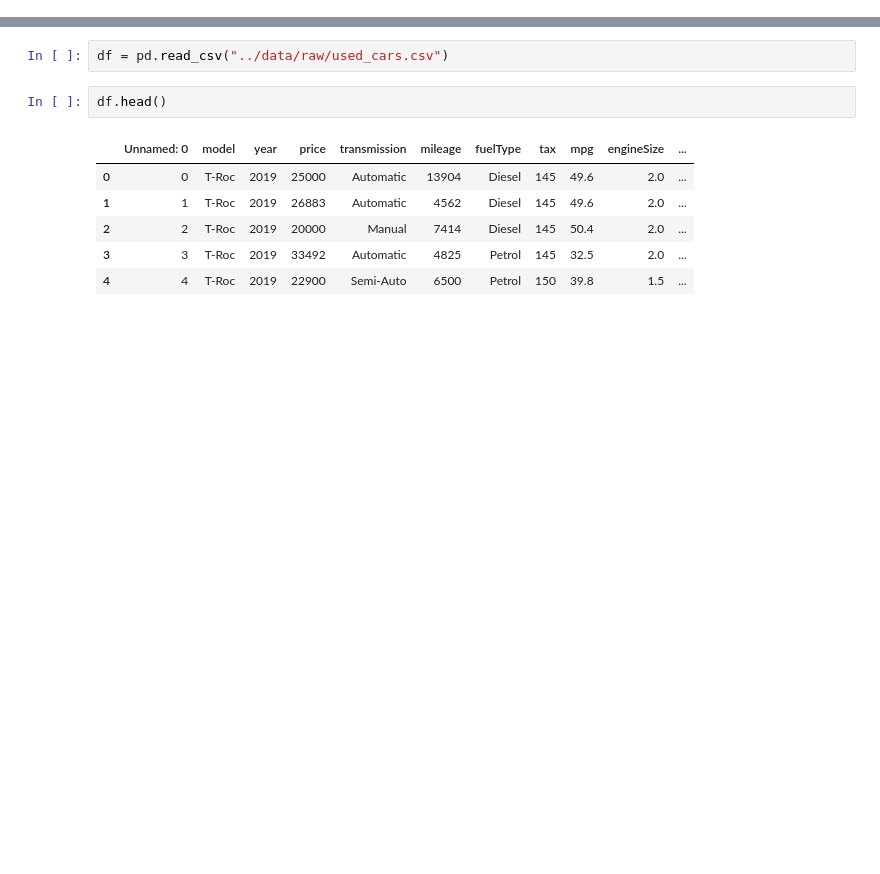
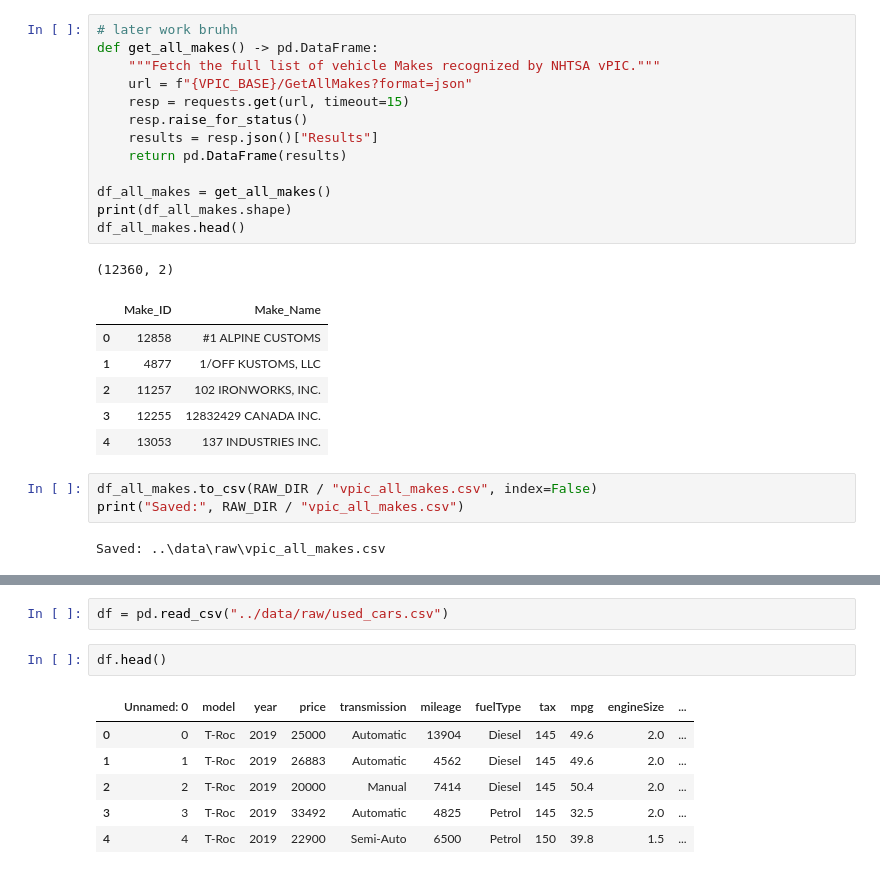
Before and after one commit to niteshbairwa185-pixel/automobile-intelligent-system, a Jupyter notebook: notebooks/01_cleaning.ipynb, the cells around one changed output, grey strips where cells are left out. Cells and saved outputs as stored; diff of their text form; blank space fills up the shorter version.

```diff
--- a/notebooks/01_cleaning.ipynb
+++ b/notebooks/01_cleaning.ipynb
@@ -5,0 +26,26 @@ import seaborn as sns
+# %%
+# later work bruhh
+def get_all_makes() -> pd.DataFrame:
+    """Fetch the full list of vehicle Makes recognized by NHTSA vPIC."""
+    url = f"{VPIC_BASE}/GetAllMakes?format=json"
+    resp = requests.get(url, timeout=15)
+    resp.raise_for_status()
+    results = resp.json()["Results"]
+    return pd.DataFrame(results)
+
+df_all_makes = get_all_makes()
+print(df_all_makes.shape)
+df_all_makes.head()
+# %% [output]
+(12360, 2)
+|  | Make_ID | Make_Name |
+| 0 | 12858 | #1 ALPINE CUSTOMS |
+| 1 | 4877 | 1/OFF KUSTOMS, LLC |
+| 2 | 11257 | 102 IRONWORKS, INC. |
+| 3 | 12255 | 12832429 CANADA INC. |
+| 4 | 13053 | 137 INDUSTRIES INC. |
+# %%
+df_all_makes.to_csv(RAW_DIR / "vpic_all_makes.csv", index=False)
+print("Saved:", RAW_DIR / "vpic_all_makes.csv")
+# %% [output]
+Saved: ..\data\raw\vpic_all_makes.csv
```
Also changed, not shown: parts of 6 cells of this notebook, 2 other files.
